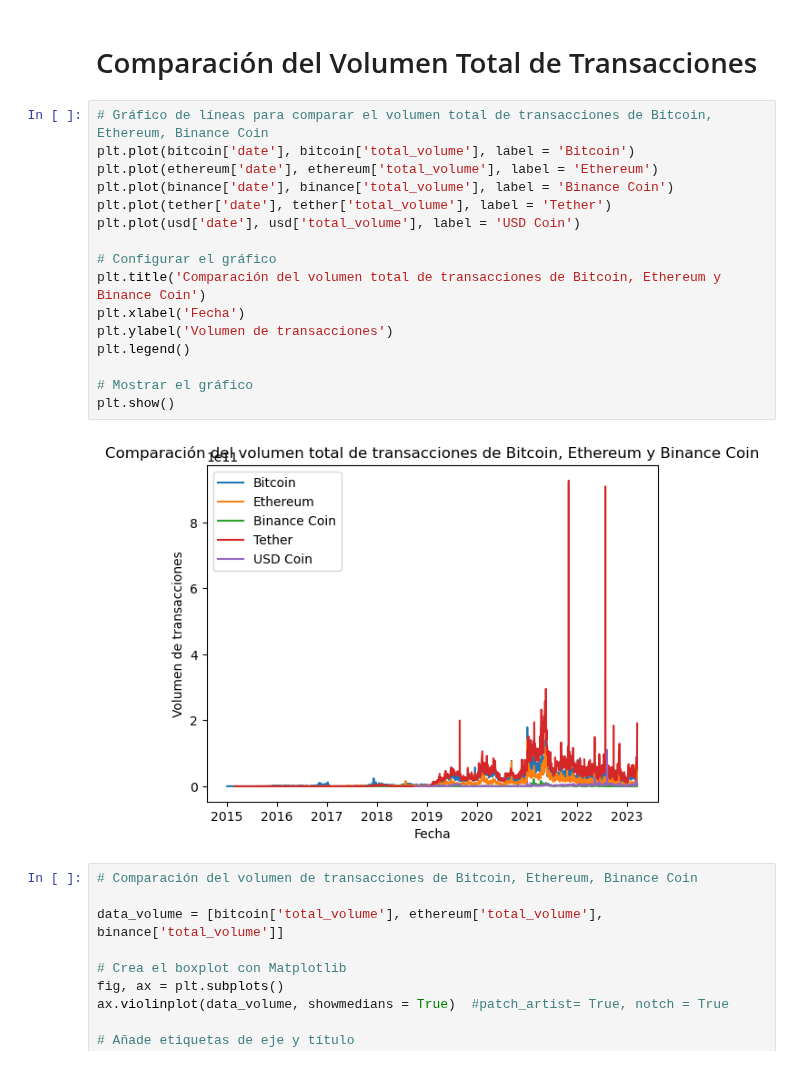
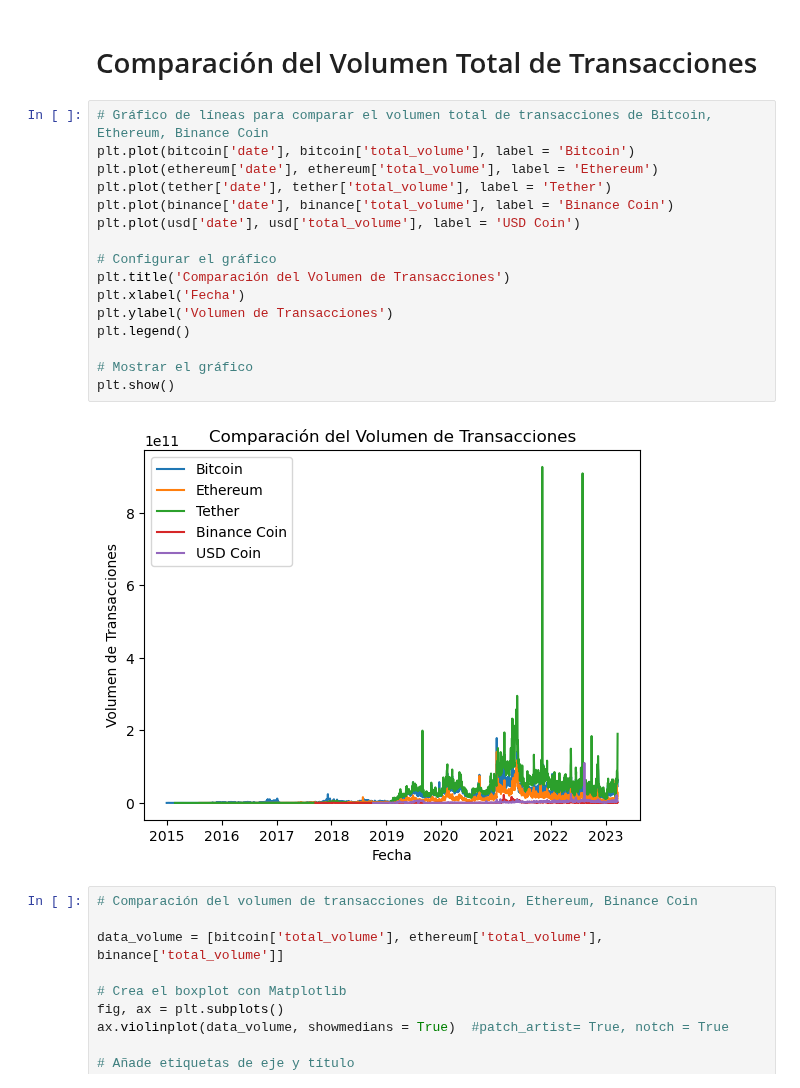
Before and after one commit to angelmpa/proyecto-portafolio, a Jupyter notebook: notebooks/eda_crypto.ipynb, the cells around one changed output. Cells and saved outputs as stored; diff of their text form.

```diff
--- a/notebooks/eda_crypto.ipynb
+++ b/notebooks/eda_crypto.ipynb
@@ -1080,21 +1121,21 @@ USD Coin     -0.083940 -0.111628     -0.106023  0.024186  1.000000
 # %%
 # Gráfico de líneas para comparar el volumen total de transacciones de Bitcoin, Ethereum, Binance Coin
 plt.plot(bitcoin['date'], bitcoin['total_volume'], label = 'Bitcoin')
 plt.plot(ethereum['date'], ethereum['total_volume'], label = 'Ethereum')
+plt.plot(tether['date'], tether['total_volume'], label = 'Tether')
 plt.plot(binance['date'], binance['total_volume'], label = 'Binance Coin')
-plt.plot(tether['date'], tether['total_volume'], label = 'Tether')
 plt.plot(usd['date'], usd['total_volume'], label = 'USD Coin')
 
 # Configurar el gráfico
-plt.title('Comparación del volumen total de transacciones de Bitcoin, Ethereum y Binance Coin')
+plt.title('Comparación del Volumen de Transacciones')
 plt.xlabel('Fecha')
-plt.ylabel('Volumen de transacciones')
+plt.ylabel('Volumen de Transacciones')
 plt.legend()
 
 # Mostrar el gráfico
 plt.show()
 # %% [output]
-[figure, old version]
+[figure, new version]
 # %%
 # Comparación del volumen de transacciones de Bitcoin, Ethereum, Binance Coin
 
```
Also changed, not shown: parts of 11 cells of this notebook, 14 other files.
